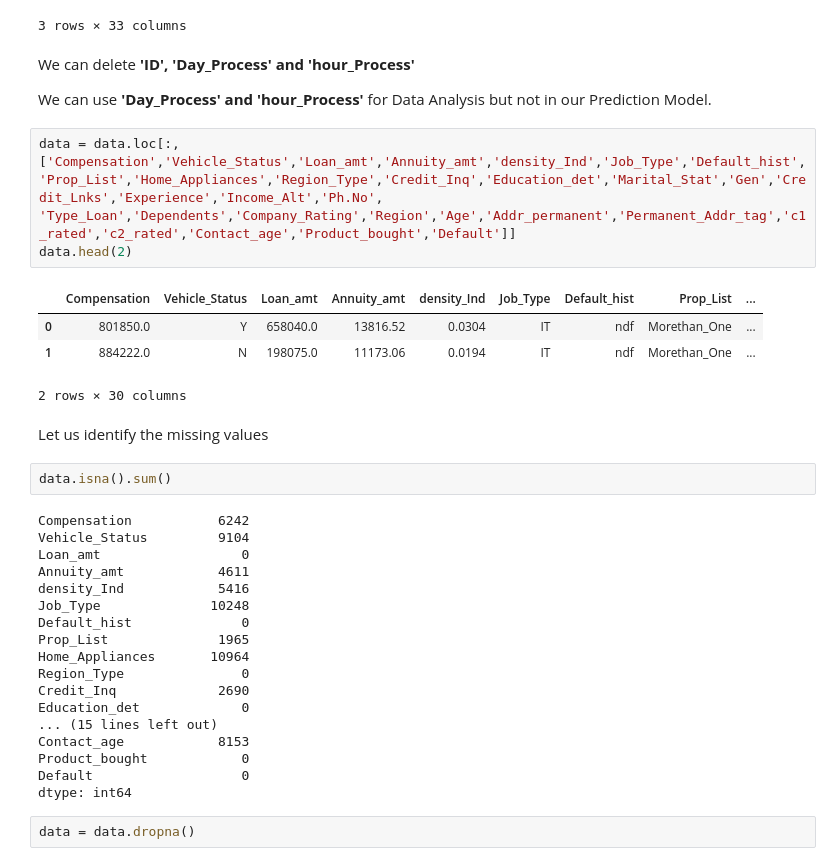
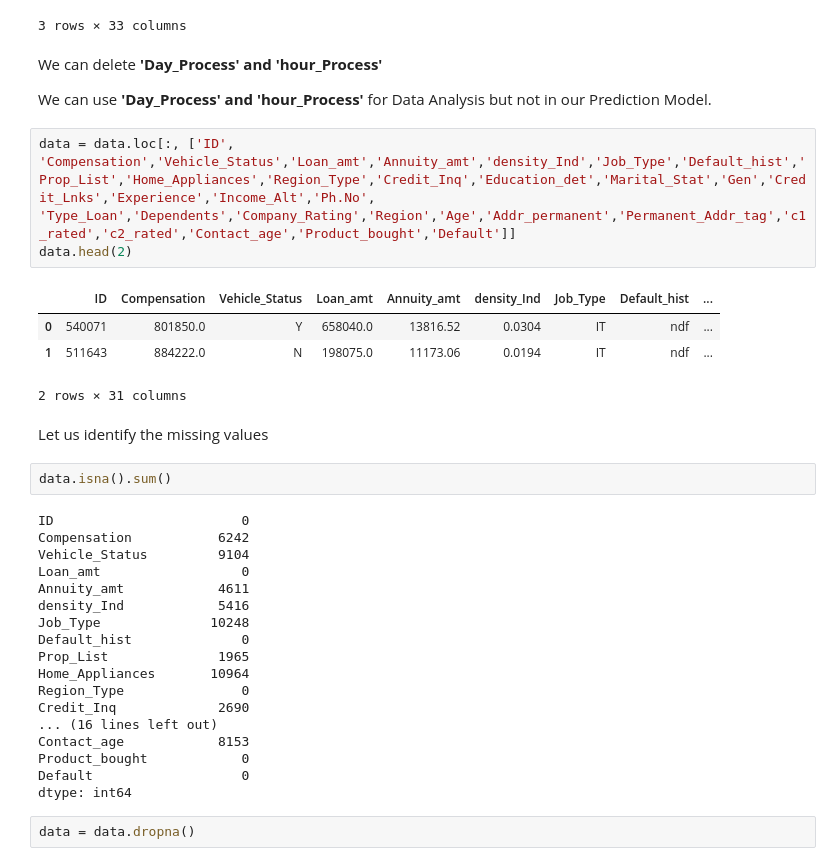
Before and after one commit to siiddd/TVSHackathon, a Jupyter notebook: Siddharth.ipynb, the cells around one changed output. Drawn from its saved outputs; the diff is of its cells as text.

```diff
--- a/Siddharth.ipynb
+++ b/Siddharth.ipynb
@@ -25,22 +25,23 @@ data.head(3)
 | 2 | 506688 | 284120.0 | N | 101056.0 | 8390.40 | 0.0118 | Govt. | ndf | ... |
 3 rows × 33 columns
 # %% [markdown]
-We can delete **'ID', 'Day_Process' and 'hour_Process'**
+We can delete **'Day_Process' and 'hour_Process'**
 
 We can use **'Day_Process' and 'hour_Process'** for Data Analysis but not in our Prediction Model.
 # %%
-data = data.loc[:, ['Compensation','Vehicle_Status','Loan_amt','Annuity_amt','density_Ind','Job_Type','Default_hist','Prop_List','Home_Appliances','Region_Type','Credit_Inq','Education_det','Marital_Stat','Gen','Credit_Lnks','Experience','Income_Alt','Ph.No', 'Type_Loan','Dependents','Company_Rating','Region','Age','Addr_permanent','Permanent_Addr_tag','c1_rated','c2_rated','Contact_age','Product_bought','Default']]
+data = data.loc[:, ['ID', 'Compensation','Vehicle_Status','Loan_amt','Annuity_amt','density_Ind','Job_Type','Default_hist','Prop_List','Home_Appliances','Region_Type','Credit_Inq','Education_det','Marital_Stat','Gen','Credit_Lnks','Experience','Income_Alt','Ph.No', 'Type_Loan','Dependents','Company_Rating','Region','Age','Addr_permanent','Permanent_Addr_tag','c1_rated','c2_rated','Contact_age','Product_bought','Default']]
 data.head(2)
 # %% [output]
-|  | Compensation | Vehicle_Status | Loan_amt | Annuity_amt | density_Ind | Job_Type | Default_hist | Prop_List | ... |
-| 0 | 801850.0 | Y | 658040.0 | 13816.52 | 0.0304 | IT | ndf | Morethan_One | ... |
-| 1 | 884222.0 | N | 198075.0 | 11173.06 | 0.0194 | IT | ndf | Morethan_One | ... |
+|  | ID | Compensation | Vehicle_Status | Loan_amt | Annuity_amt | density_Ind | Job_Type | Default_hist | ... |
+| 0 | 540071 | 801850.0 | Y | 658040.0 | 13816.52 | 0.0304 | IT | ndf | ... |
+| 1 | 511643 | 884222.0 | N | 198075.0 | 11173.06 | 0.0194 | IT | ndf | ... |
-2 rows × 30 columns
+2 rows × 31 columns
 # %% [markdown]
 Let us identify the missing values
 # %%
 data.isna().sum()
 # %% [output]
+ID                        0
 Compensation           6242
 Vehicle_Status         9104
 Loan_amt                  0
@@ -52,8 +53,7 @@ Prop_List              1965
 Home_Appliances       10964
 Region_Type               0
 Credit_Inq             2690
-Education_det             0
-... (15 lines left out)
+... (16 lines left out)
 Contact_age            8153
 Product_bought            0
 Default                   0
```
Also changed, not shown: parts of 11 cells of this notebook.
